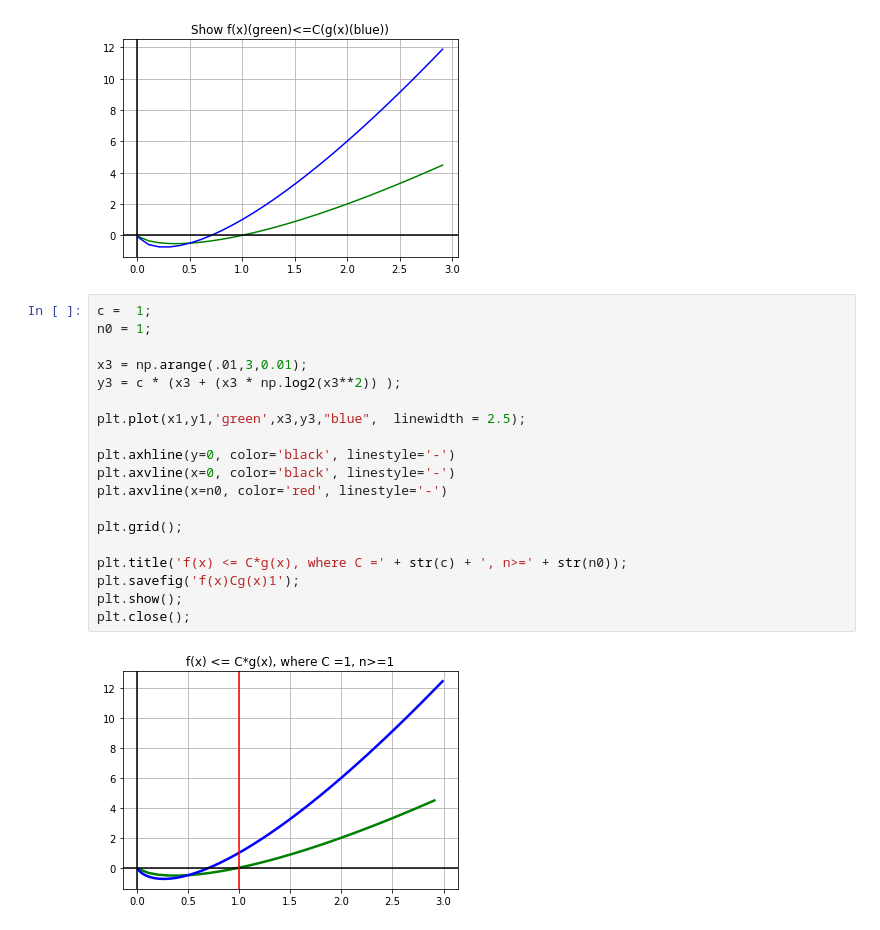
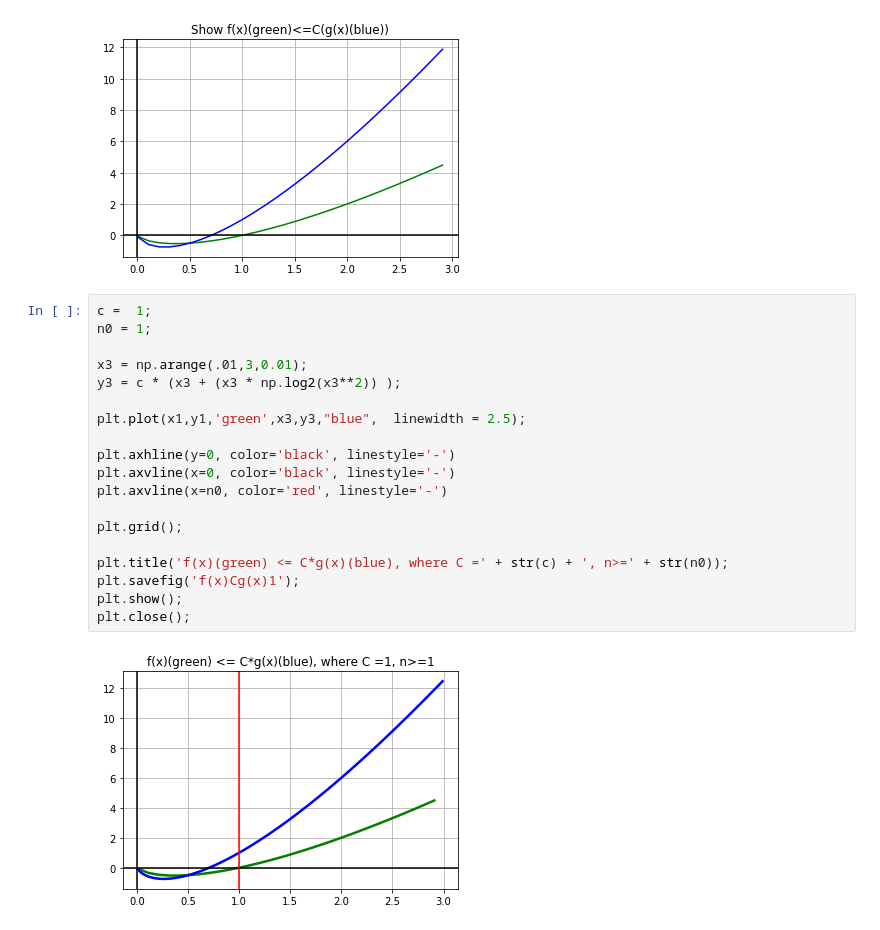
Before and after one commit to Lauro199471/CECS-528, a Jupyter notebook: lab2/lab2.ipynb, the cells around one changed output. Saved outputs shown, nothing was run; the diff lists cells and outputs as text.

```diff
--- a/lab2/lab2.ipynb
+++ b/lab2/lab2.ipynb
@@ -39,21 +39,21 @@ plt.savefig('f(x)&g(x)');
 # %%
 c =  1;
 n0 = 1;
 
 x3 = np.arange(.01,3,0.01);
 y3 = c * (x3 + (x3 * np.log2(x3**2)) );
 
 plt.plot(x1,y1,'green',x3,y3,"blue",  linewidth = 2.5);
 
 plt.axhline(y=0, color='black', linestyle='-')
 plt.axvline(x=0, color='black', linestyle='-')
 plt.axvline(x=n0, color='red', linestyle='-')
 
 plt.grid();
 
-plt.title('f(x) <= C*g(x), where C =' + str(c) + ', n>=' + str(n0));
+plt.title('f(x)(green) <= C*g(x)(blue), where C =' + str(c) + ', n>=' + str(n0));
 plt.savefig('f(x)Cg(x)1');
 plt.show();
 plt.close();
 # %% [output]
-[figure, old version]
+[figure, new version]
```
Also changed, not shown: 2 other files.
